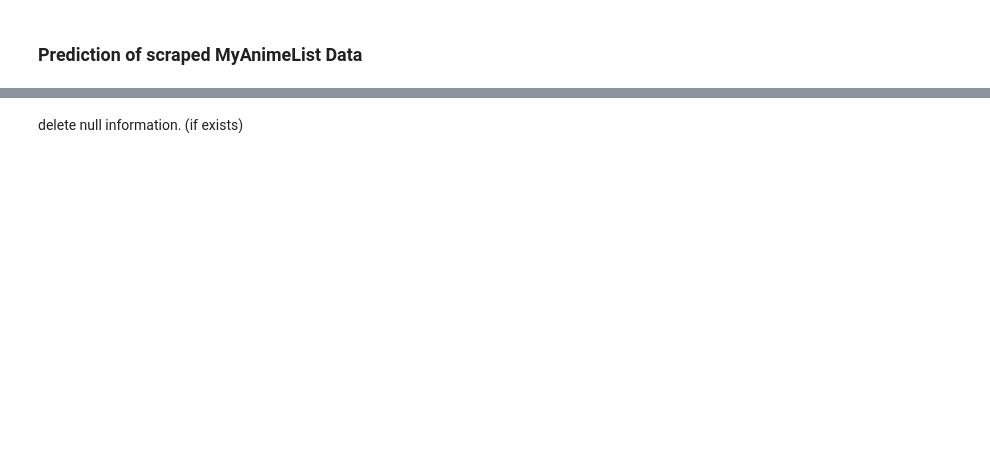
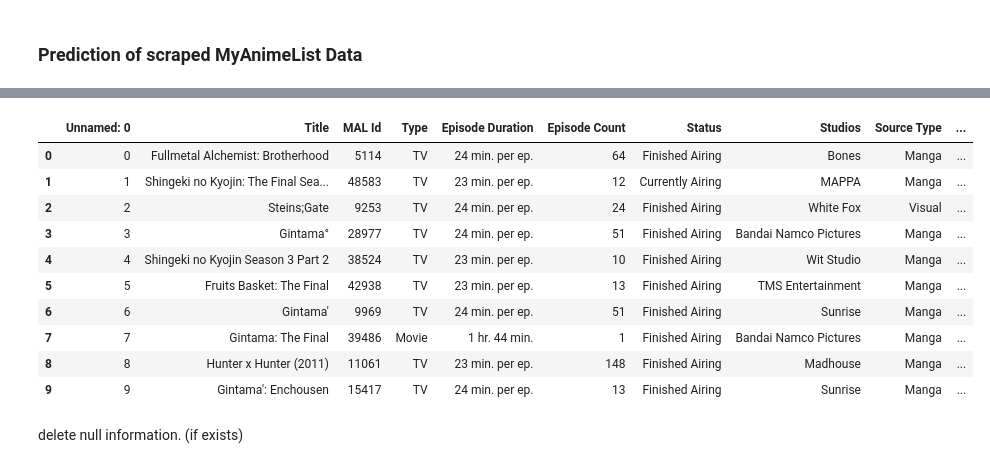
Before and after one commit to TamirIsCool/DataScIntro, a Jupyter notebook: Classification/WebScraping/prediction_groundwork_for_tommorow.ipynb, the cells around one changed output, grey strips where cells are left out. Saved outputs shown, nothing was run; the diff lists cells and outputs as text; code cells hidden in the pictures; blank space fills up the shorter version.

```diff
--- a/Classification/WebScraping/prediction_groundwork_for_tommorow.ipynb
+++ b/Classification/WebScraping/prediction_groundwork_for_tommorow.ipynb
@@ -22,3 +10,18 @@ df.head(10)
+# %%
+df = pd.read_csv("anime_df_brr.csv", sep=';')
+df.head(10)
+# %% [output]
+|  | Unnamed: 0 | Title | MAL Id | Type | Episode Duration | Episode Count | Status | Studios | Source Type | ... |
+| 0 | 0 | Fullmetal Alchemist: Brotherhood | 5114 | TV | 24 min. per ep. | 64 | Finished Airing | Bones | Manga | ... |
+| 1 | 1 | Shingeki no Kyojin: The Final Sea... | 48583 | TV | 23 min. per ep. | 12 | Currently Airing | MAPPA | Manga | ... |
+| 2 | 2 | Steins;Gate | 9253 | TV | 24 min. per ep. | 24 | Finished Airing | White Fox | Visual | ... |
+| 3 | 3 | Gintama° | 28977 | TV | 24 min. per ep. | 51 | Finished Airing | Bandai Namco Pictures | Manga | ... |
+| 4 | 4 | Shingeki no Kyojin Season 3 Part 2 | 38524 | TV | 23 min. per ep. | 10 | Finished Airing | Wit Studio | Manga | ... |
+| 5 | 5 | Fruits Basket: The Final | 42938 | TV | 23 min. per ep. | 13 | Finished Airing | TMS Entertainment | Manga | ... |
+| 6 | 6 | Gintama' | 9969 | TV | 24 min. per ep. | 51 | Finished Airing | Sunrise | Manga | ... |
+| 7 | 7 | Gintama: The Final | 39486 | Movie | 1 hr. 44 min. | 1 | Finished Airing | Bandai Namco Pictures | Manga | ... |
+| 8 | 8 | Hunter x Hunter (2011) | 11061 | TV | 23 min. per ep. | 148 | Finished Airing | Madhouse | Manga | ... |
+| 9 | 9 | Gintama': Enchousen | 15417 | TV | 24 min. per ep. | 13 | Finished Airing | Sunrise | Manga | ... |
 # %% [markdown]
 delete null information. (if exists)
 # %%
```
Also changed, not shown: parts of 16 cells of this notebook.
